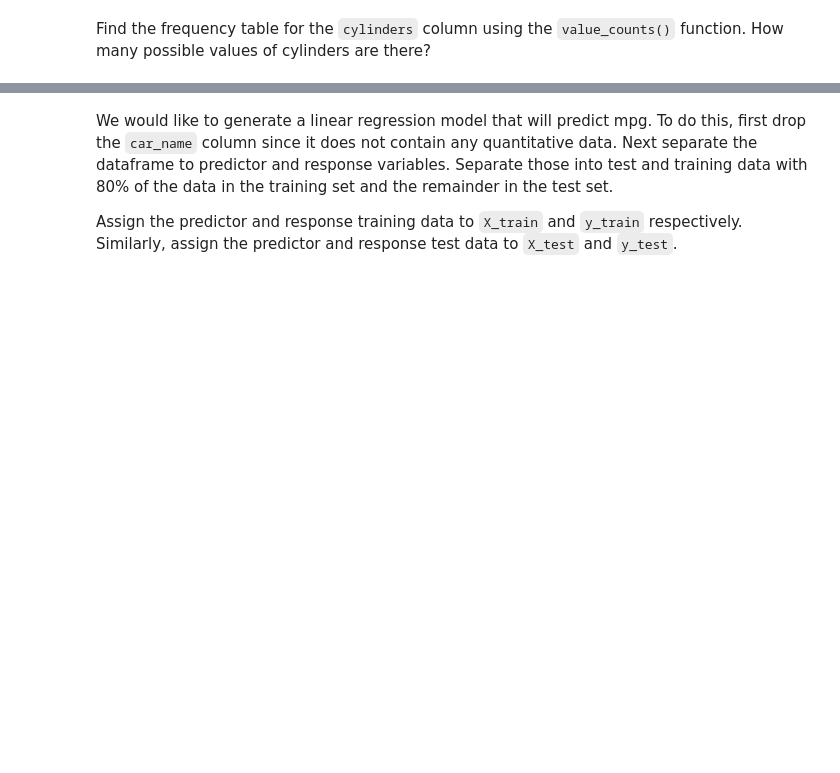
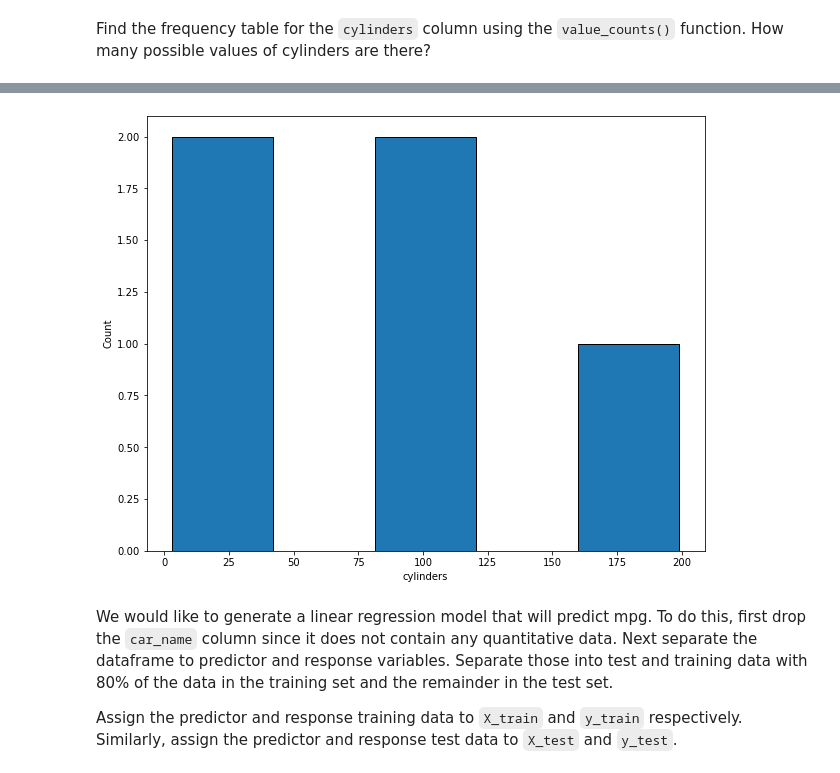
Before and after one commit to Ironhack-Part-Time-Enero2022/lab-intro-to-sklearn, a Jupyter notebook: your-code/main.ipynb, the cells around one changed output, grey strips where cells are left out. Cells and saved outputs as stored; diff of their text form; code cells hidden in the pictures; blank space fills up the shorter version.

```diff
--- a/your-code/main.ipynb
+++ b/your-code/main.ipynb
@@ -187,0 +212,2 @@ Check the dataset for missing values and remove all rows containing at least one
+# %%
+auto.dropna(inplace=True)
@@ -192,3 +247,15 @@ Find the frequency table for the `cylinders` column using the `value_counts()` f
+# %%
+sns.histplot(
+    data    = auto,
+    #x       = cylinders['cylinders'],
+    x       = auto['cylinders'].value_counts(),
+    kde     = False,
+    alpha   = 1,
+    bins    = 5,
+)
+plt.show()
+# %% [output]
+[figure, added]
 # %% [markdown]
 We would like to generate a linear regression model that will predict mpg. To do this, first drop the `car_name` column since it does not contain any quantitative data. Next separate the dataframe to predictor and response variables. Separate those into test and training data with 80% of the data in the training set and the remainder in the test set.
 
```
Also changed, not shown: parts of 64 cells of this notebook.
